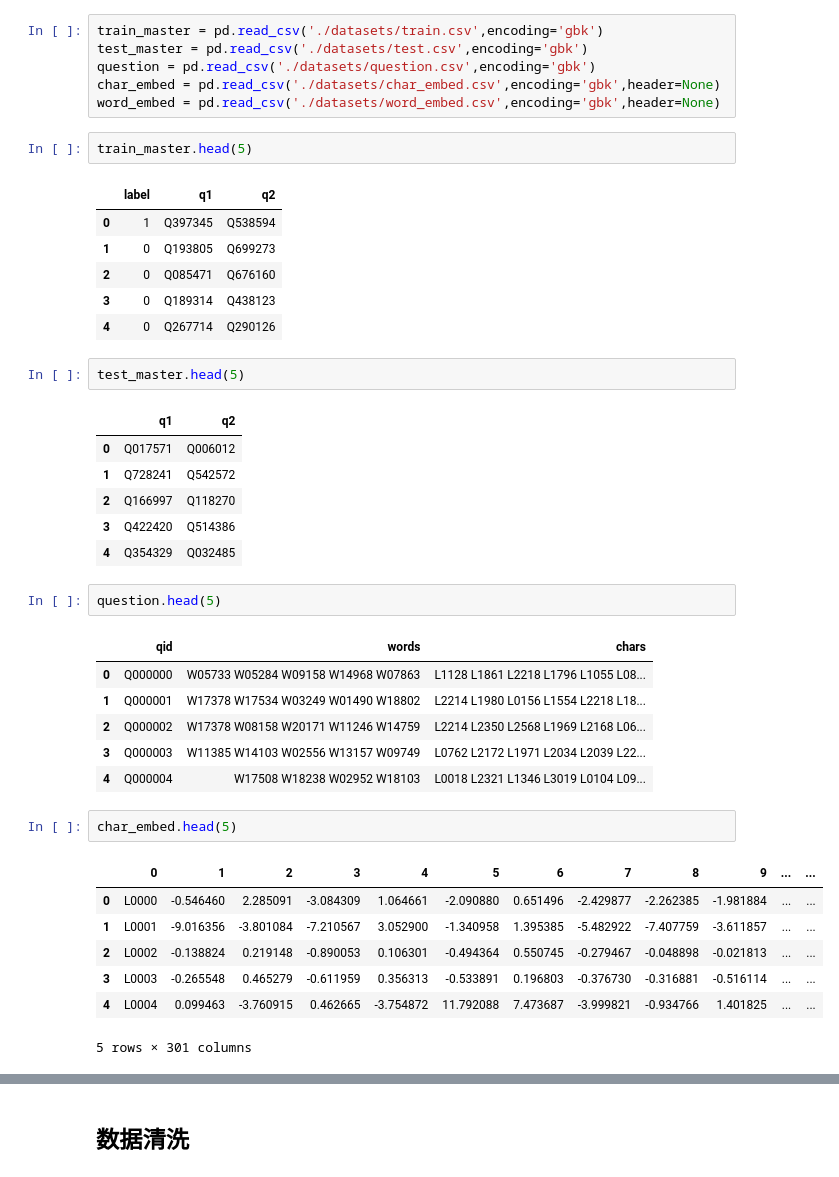
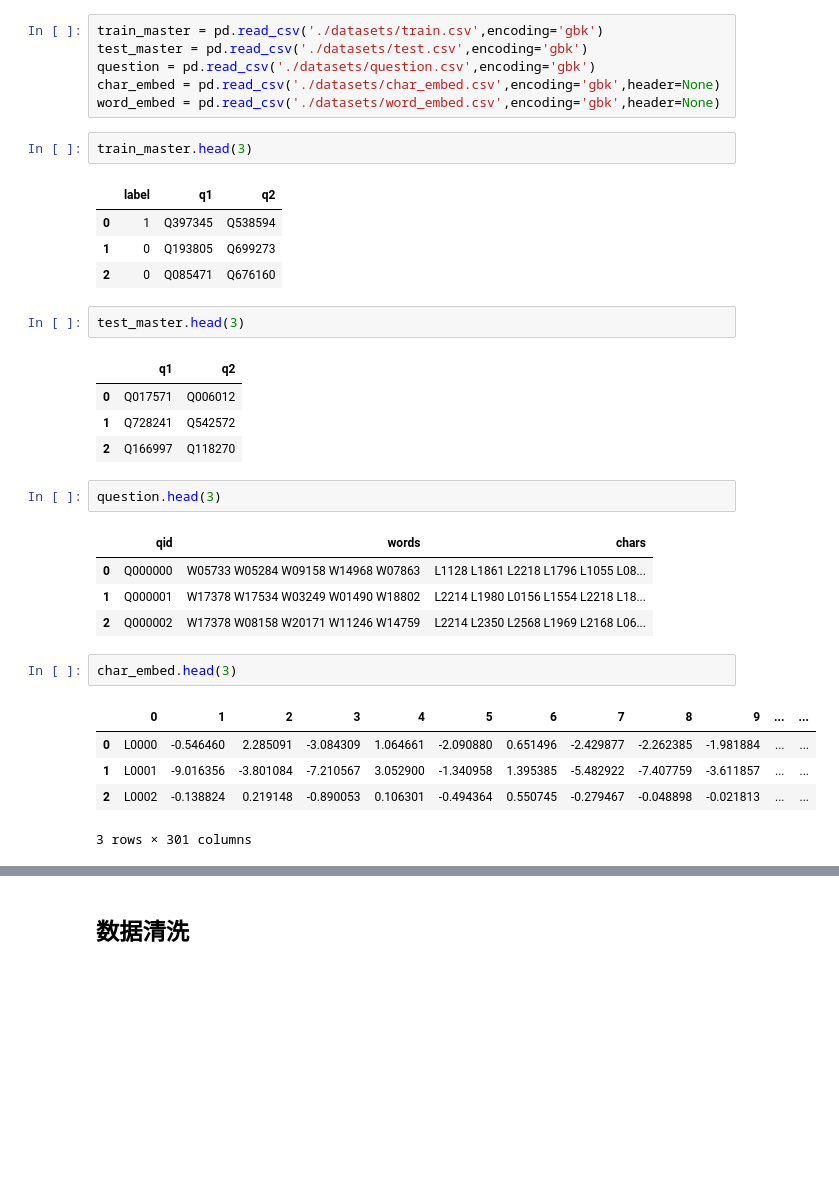
Before and after one commit to imwujue/IQAS, a Jupyter notebook: IQAS.ipynb, the cells around one changed output, grey strips where cells are left out. Saved outputs shown, nothing was run; the diff lists cells and outputs as text; blank space fills up the shorter version.

```diff
--- a/IQAS.ipynb
+++ b/IQAS.ipynb
@@ -29,40 +29,32 @@ question = pd.read_csv('./datasets/question.csv',encoding='gbk')
 char_embed = pd.read_csv('./datasets/char_embed.csv',encoding='gbk',header=None)
 word_embed = pd.read_csv('./datasets/word_embed.csv',encoding='gbk',header=None)
 # %%
-train_master.head(5)
+train_master.head(3)
 # %% [output]
 |  | label | q1 | q2 |
 | 0 | 1 | Q397345 | Q538594 |
 | 1 | 0 | Q193805 | Q699273 |
 | 2 | 0 | Q085471 | Q676160 |
-| 3 | 0 | Q189314 | Q438123 |
-| 4 | 0 | Q267714 | Q290126 |
 # %%
-test_master.head(5)
+test_master.head(3)
 # %% [output]
 |  | q1 | q2 |
 | 0 | Q017571 | Q006012 |
 | 1 | Q728241 | Q542572 |
 | 2 | Q166997 | Q118270 |
-| 3 | Q422420 | Q514386 |
-| 4 | Q354329 | Q032485 |
 # %%
-question.head(5)
+question.head(3)
 # %% [output]
 |  | qid | words | chars |
 | 0 | Q000000 | W05733 W05284 W09158 W14968 W07863 | L1128 L1861 L2218 L1796 L1055 L08... |
 | 1 | Q000001 | W17378 W17534 W03249 W01490 W18802 | L2214 L1980 L0156 L1554 L2218 L18... |
 | 2 | Q000002 | W17378 W08158 W20171 W11246 W14759 | L2214 L2350 L2568 L1969 L2168 L06... |
-| 3 | Q000003 | W11385 W14103 W02556 W13157 W09749 | L0762 L2172 L1971 L2034 L2039 L22... |
-| 4 | Q000004 | W17508 W18238 W02952 W18103 | L0018 L2321 L1346 L3019 L0104 L09... |
 # %%
-char_embed.head(5)
+char_embed.head(3)
 # %% [output]
 |  | 0 | 1 | 2 | 3 | 4 | 5 | 6 | 7 | 8 | 9 | ... | ... |
 | 0 | L0000 | -0.546460 | 2.285091 | -3.084309 | 1.064661 | -2.090880 | 0.651496 | -2.429877 | -2.262385 | -1.981884 | ... | ... |
 | 1 | L0001 | -9.016356 | -3.801084 | -7.210567 | 3.052900 | -1.340958 | 1.395385 | -5.482922 | -7.407759 | -3.611857 | ... | ... |
 | 2 | L0002 | -0.138824 | 0.219148 | -0.890053 | 0.106301 | -0.494364 | 0.550745 | -0.279467 | -0.048898 | -0.021813 | ... | ... |
-| 3 | L0003 | -0.265548 | 0.465279 | -0.611959 | 0.356313 | -0.533891 | 0.196803 | -0.376730 | -0.316881 | -0.516114 | ... | ... |
-| 4 | L0004 | 0.099463 | -3.760915 | 0.462665 | -3.754872 | 11.792088 | 7.473687 | -3.999821 | -0.934766 | 1.401825 | ... | ... |
-5 rows × 301 columns
+3 rows × 301 columns
 # %%
```
Also changed, not shown: parts of 25 cells of this notebook.
